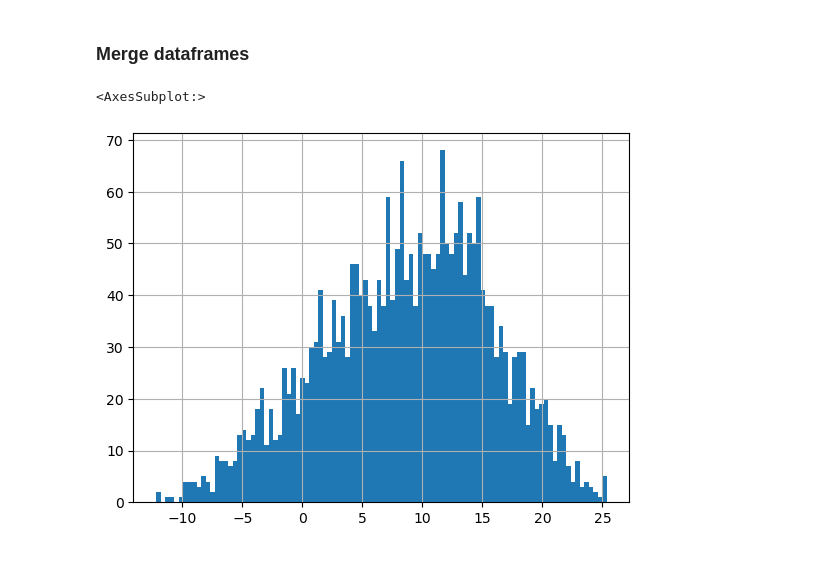
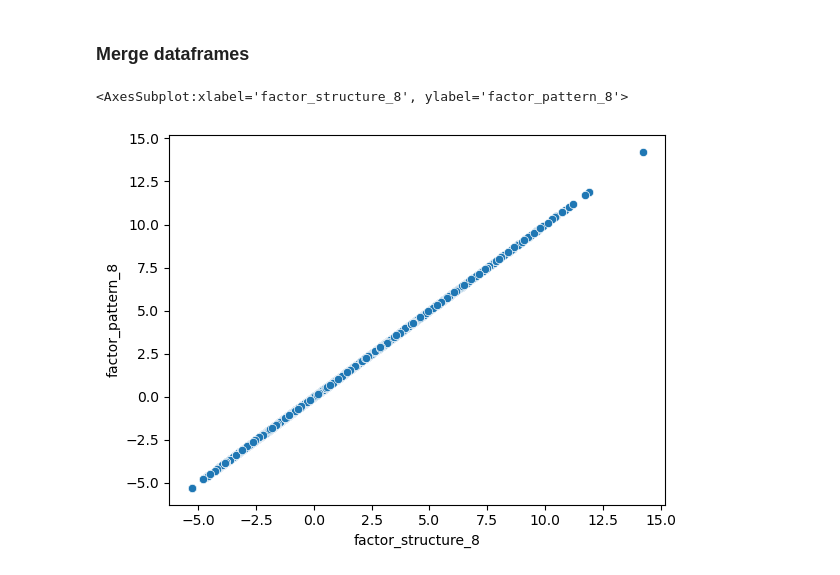
Before and after one commit to broadinstitute/dog_behavioral_gwas_paper, a Jupyter notebook: notebooks/make_phenotype_dataframe.ipynb, the cells around one changed output. Cells and saved outputs as stored; diff of their text form; code cells hidden in the pictures.

Commit message:
updated code for making behavior factors by structure and pattern

```diff
--- a/notebooks/make_phenotype_dataframe.ipynb
+++ b/notebooks/make_phenotype_dataframe.ipynb
@@ -396,14 +396,21 @@ scaled_features_df = pd.DataFrame(scaled, index=answers.index, columns=all_qs)
 for factor in factor_loadings.factor.unique():
     loadings = factor_loadings[factor_loadings.factor == factor][['question', 'pattern']].set_index('question')
     df = scaled_features_df[loadings.index]
-    answers["factor_" + str(factor)] = df.dot(loadings.pattern)
+    answers["factor_pattern_" + str(factor)] = df.dot(loadings.pattern)
+# %%
+factor_loadings = factor_loadings[~factor_loadings.structure.isna()].copy()
+# Standardize the input data for a range of 0 to 6
+all_qs= factor_loadings.question.unique()
+columns = ["id"] + list(all_qs)
+scaler = preprocessing.MinMaxScaler(feature_range=(0, 6))
+scaled = scaler.fit_transform(answers[all_qs])
+scaled_features_df = pd.DataFrame(scaled, index=answers.index, columns=all_qs)
+for factor in factor_loadings.factor.unique():
+    loadings = factor_loadings[factor_loadings.factor == factor][['question', 'pattern']].set_index('question')
+    df = scaled_features_df[loadings.index]
+    answers["factor_structure_" + str(factor)] = df.dot(loadings.pattern)
 # %% [markdown]
 ### Merge dataframes
-# %%
-answers.factor_2.hist(bins=100)
-# %% [output]
-<AxesSubplot:>
-[figure, removed]
 # %%
 all_phenotypes = pd.merge(phenotypes, answers, on="id", how = "left")
 # %%
@@ -410,0 +418,6 @@ all_phenotypes.to_csv("/seq/vgb/bryc/data/darwins_dogs/2024-09-23_cache/2024-10-
+# %%
+import seaborn as sns
+sns.scatterplot(data=answers, x="factor_structure_8", y = "factor_pattern_8")
+# %% [output]
+<AxesSubplot:xlabel='factor_structure_8', ylabel='factor_pattern_8'>
+[figure, added]
```
Also changed, not shown: parts of 2 cells of this notebook.
